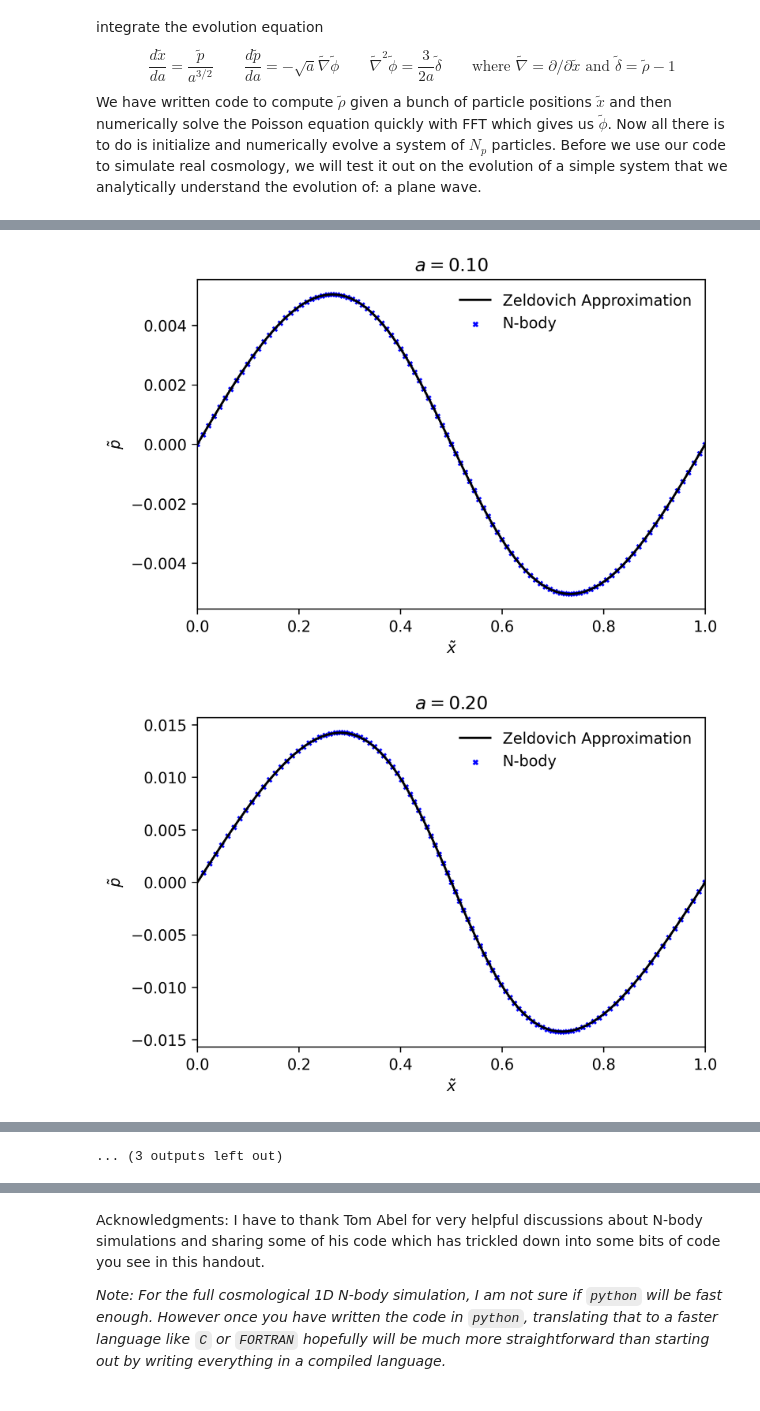
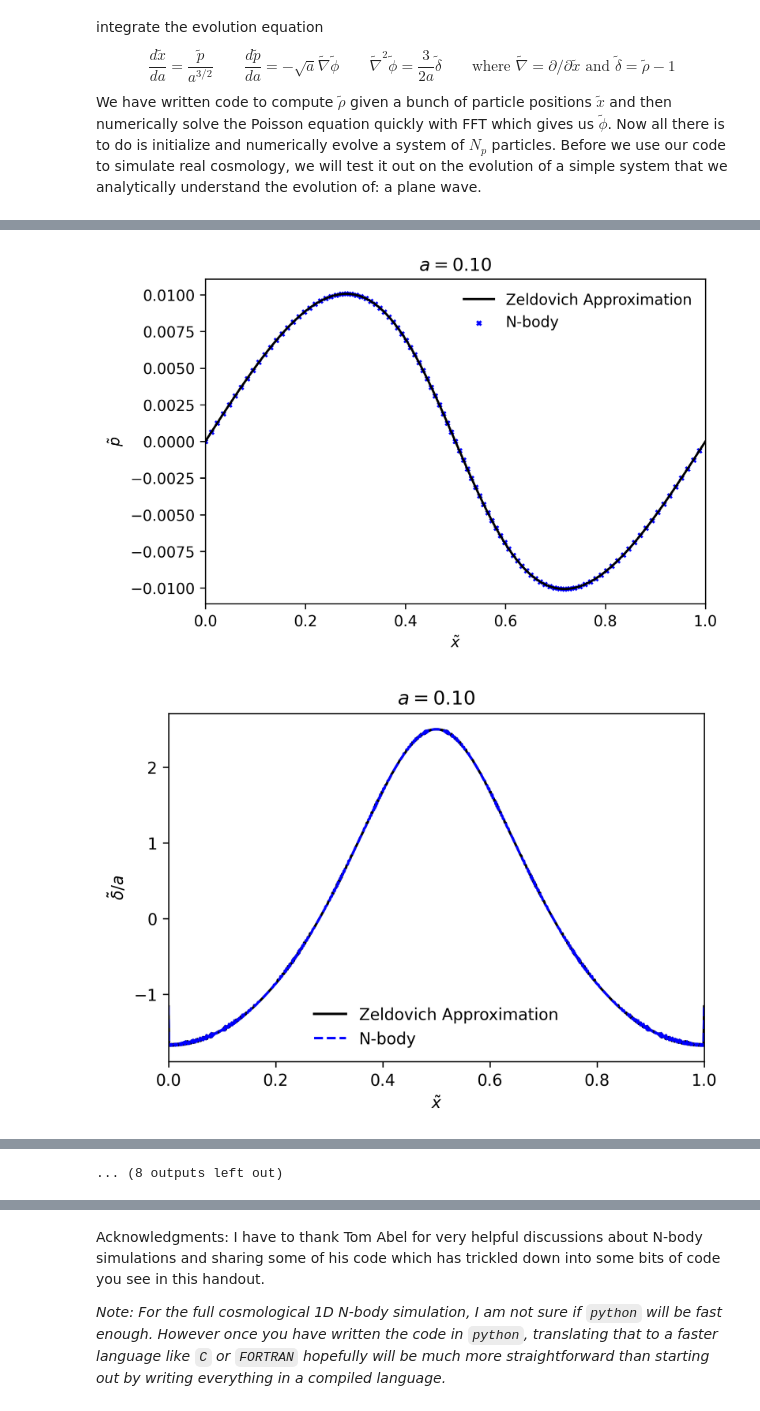
Before and after one commit to DelonShen/pm_handouts, a Jupyter notebook: NBody-Handout-1.ipynb, the cells around one changed output, grey strips where cells are left out. Drawn from its saved outputs; the diff is of its cells as text; code cells hidden in the pictures.

```diff
--- a/NBody-Handout-1.ipynb
+++ b/NBody-Handout-1.ipynb
@@ -286,13 +287,13 @@ Compare this to the analytical results in order to check all the code we've writ
 import matplotlib.pyplot as plt
 # %%
 # resolution of simulation
-Ngrid = 32 ** 3
-Np    = 64 ** 3
+Ngrid = 10 ** 3
+Np    = 10 ** 4
 
 # parameters for simulation
 aini = 0.1
-across = 1
-da = 0.001
+across = 0.5
+da = 0.0001
 afinal = 1.0011
 N_steps = int((afinal - aini) // da)
 
@@ -317,7 +318,7 @@ def rebin_grad_phi(x, grad_phi):
 curr_a = aini
 from tqdm import trange
 for i in trange(N_steps):
-    if(i % 100 == 0):
+    if(i % 1000 == 0):
         # compare our simulaiton so far with exact analytical result
         plt.figure(dpi = 300, facecolor = 'w')
         theory_x = q + curr_a * Amp *np.sin(2 * np.pi * q)
@@ -355,33 +356,34 @@ for i in trange(N_steps):
     _rho = CIC_deposit(x, Ngrid = Ngrid)
     assert(np.abs(_rho.mean()-1) < 1e-3)
     _rho = _rho - _rho.mean()
 
     _phi = solve_poisson(_rho, curr_a)
     grad_phi = central_difference(_phi) * len(_phi)
     ap = rebin_grad_phi(x, grad_phi)
 
     p = p - np.sqrt(curr_a) * da/2 * ap
 
     curr_a += da/2
 
-    if(i % 100 == 0 and i > N_steps // 2):
+    if(i % 1000 == 0):
         # compare our density contrast with exact analytical result
+        theory_x = q + curr_a * Amp *np.sin(2 * np.pi * q)
         theory_rho = CIC_deposit(theory_x, Ngrid)
         assert(np.abs(theory_rho.mean()-1) < 1e-3)
         theory_rho = theory_rho - 1
 
         plt.figure(dpi = 300, facecolor = 'w')
         plt.plot(np.linspace(0,1,Ngrid), theory_rho / curr_a, 'k', label='Zeldovich Approximation')
         plt.plot(np.linspace(0,1,Ngrid), _rho / curr_a,
                     'b--', label='N-body')
 
 
         plt.legend(frameon=False)
         plt.ylabel(r'$\tilde\delta / a$')
         plt.xlabel(r'$\tilde x$')
         plt.xlim(0,1)
         plt.title(r'$a=%.2f$'%(curr_a))
         plt.show()
 # %% [output]
-[figure, old version]
+[figure, new version]
-[figure, old version]
+[figure, new version]
@@ -398 +400 @@ for i in trange(N_steps):
-... (3 outputs left out)
+... (8 outputs left out)
```
Also changed, not shown: parts of 5 cells of this notebook.
